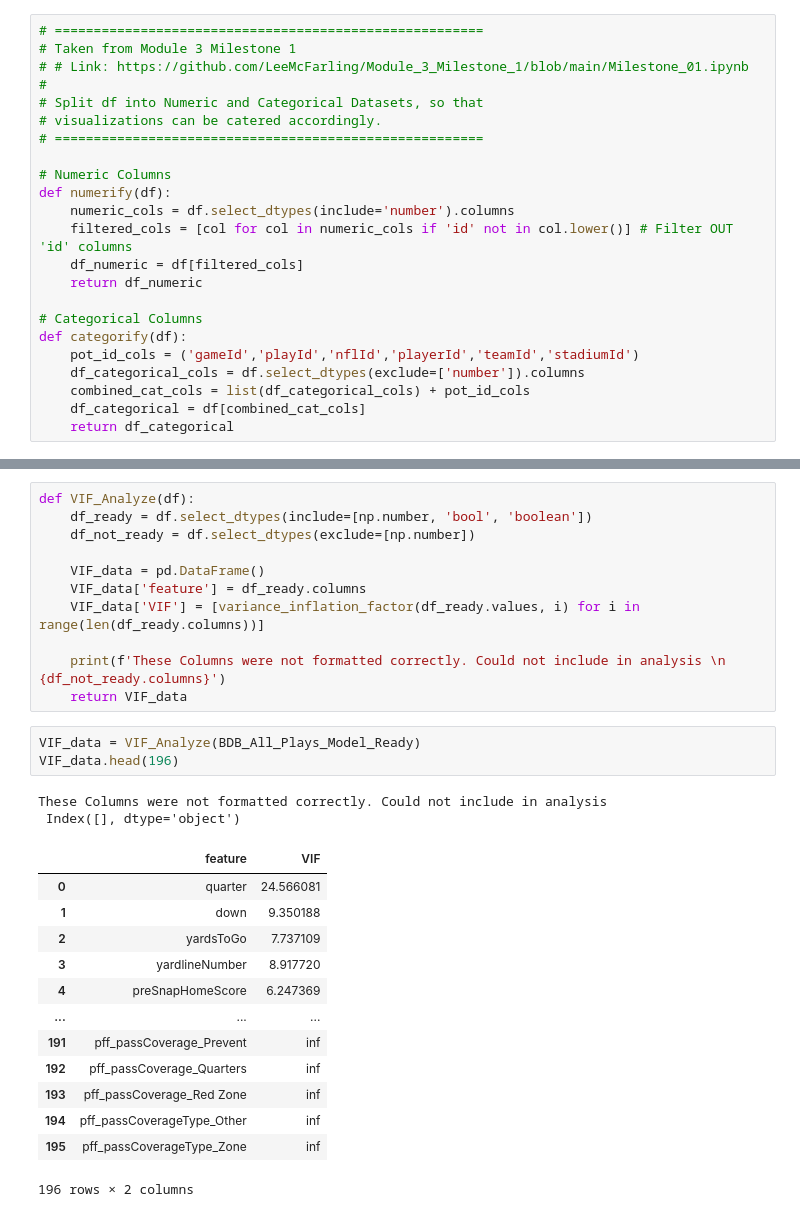
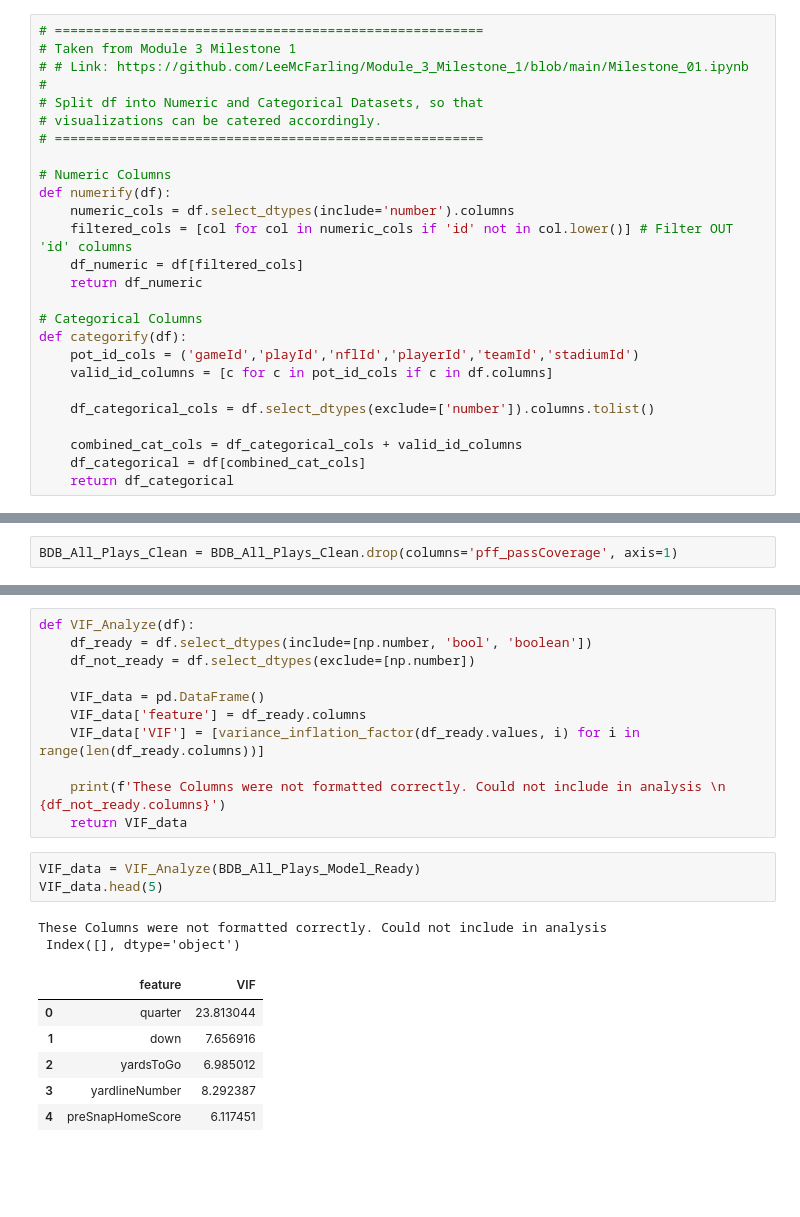
Before and after one commit to LeeMcFarling/AFL_Project, a Jupyter notebook: Modeling/Weekly Assignments/Week_1.ipynb, the cells around one changed output, grey strips where cells are left out. Cells and saved outputs as stored; diff of their text form; blank space fills up the shorter version.

```diff
--- a/Modeling/Weekly Assignments/Week_1.ipynb
+++ b/Modeling/Weekly Assignments/Week_1.ipynb
@@ -49,8 +49,11 @@ def numerify(df):
 # Categorical Columns
 def categorify(df):
     pot_id_cols = ('gameId','playId','nflId','playerId','teamId','stadiumId')
-    df_categorical_cols = df.select_dtypes(exclude=['number']).columns
-    combined_cat_cols = list(df_categorical_cols) + pot_id_cols
+    valid_id_columns = [c for c in pot_id_cols if c in df.columns]
+
+    df_categorical_cols = df.select_dtypes(exclude=['number']).columns.tolist()
+
+    combined_cat_cols = df_categorical_cols + valid_id_columns
     df_categorical = df[combined_cat_cols]
     return df_categorical
 # %%
@@ -409,3 +410,5 @@ next before one- hot encoding and doing VIF, let's make sure we know which of th
+# %%
+BDB_All_Plays_Clean = BDB_All_Plays_Clean.drop(columns='pff_passCoverage', axis=1)
 # %%
 BDB_All_Plays_Clean_Categorical = categorify(BDB_All_Plays_Clean)
 profile_dataset(BDB_All_Plays_Clean_Categorical)
@@ -484,20 +486,13 @@ def VIF_Analyze(df):
     return VIF_data
 # %%
 VIF_data = VIF_Analyze(BDB_All_Plays_Model_Ready)
-VIF_data.head(196)
+VIF_data.head(5)
 # %% [output]
 These Columns were not formatted correctly. Could not include in analysis
  Index([], dtype='object')
 |  | feature | VIF |
-| 0 | quarter | 24.566081 |
-| 1 | down | 9.350188 |
-| 2 | yardsToGo | 7.737109 |
-| 3 | yardlineNumber | 8.917720 |
-| 4 | preSnapHomeScore | 6.247369 |
-| ... | ... | ... |
-| 191 | pff_passCoverage_Prevent | inf |
-| 192 | pff_passCoverage_Quarters | inf |
-| 193 | pff_passCoverage_Red Zone | inf |
-| 194 | pff_passCoverageType_Other | inf |
-| 195 | pff_passCoverageType_Zone | inf |
+| 0 | quarter | 23.813044 |
+| 1 | down | 7.656916 |
+| 2 | yardsToGo | 6.985012 |
+| 3 | yardlineNumber | 8.292387 |
+| 4 | preSnapHomeScore | 6.117451 |
-196 rows × 2 columns
```
Also changed, not shown: parts of 18 cells of this notebook, 2 other files.
